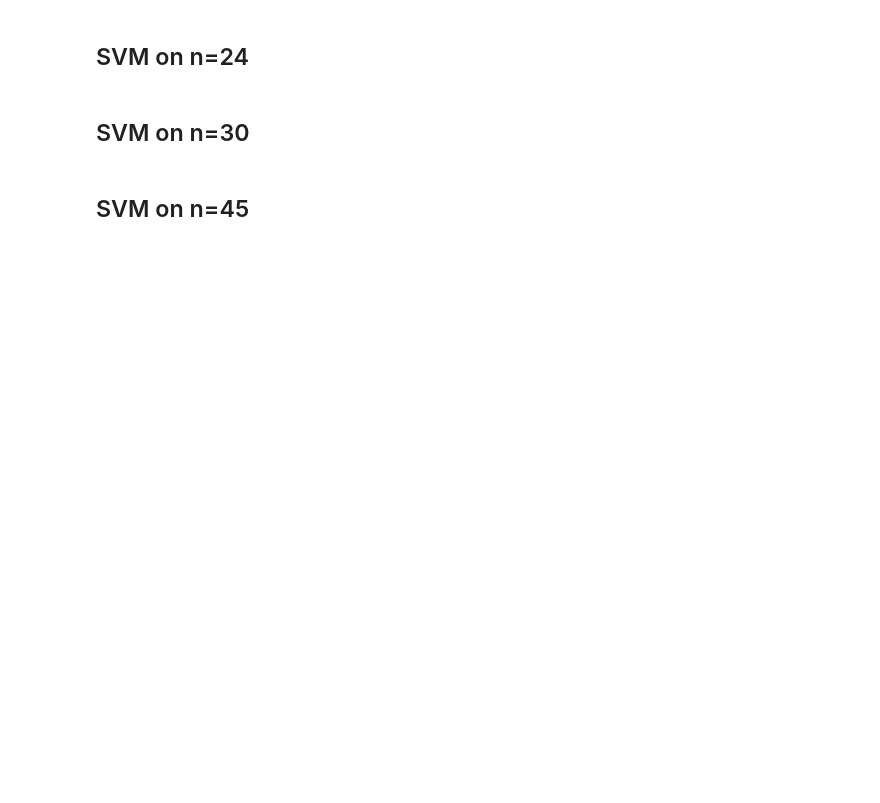
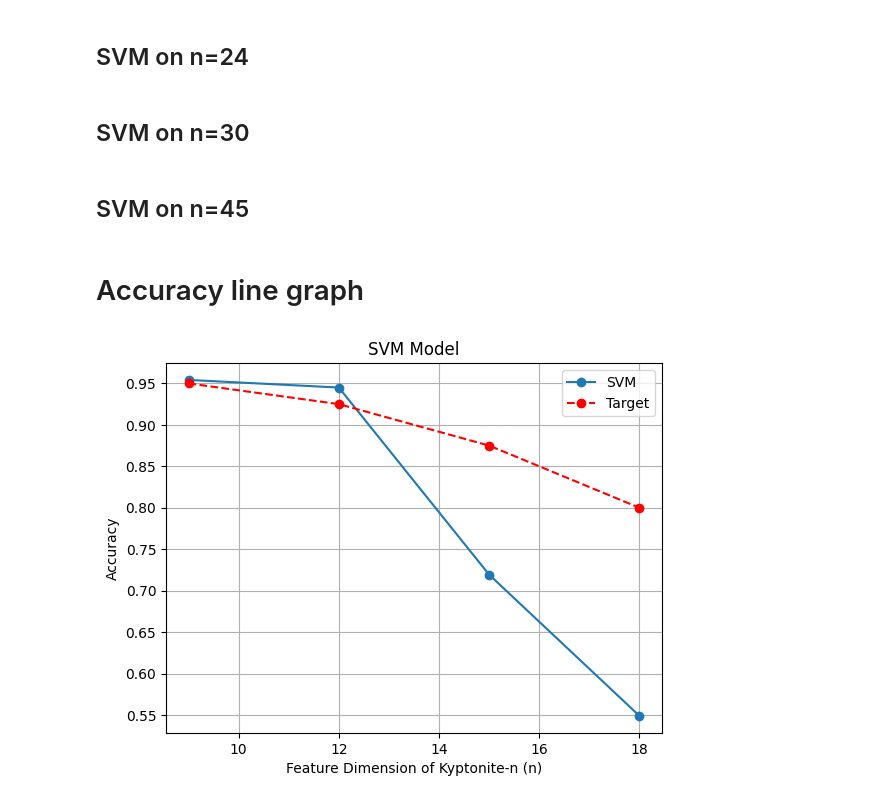
Before and after one commit to MartinNguyen03/ImpCML, a Jupyter notebook: SVM.ipynb, the cells around one changed output. Cells and saved outputs as stored; diff of their text form; code cells hidden in the pictures; blank space fills up the shorter version.

Commit message:
better accuracies, plotting a result

```diff
--- a/SVM.ipynb
+++ b/SVM.ipynb
@@ -194,3 +271,25 @@ weighted avg       0.56      0.56      0.56      6000
 ## SVM on n=30
 # %% [markdown]
 ## SVM on n=45
+# %% [markdown]
+# Accuracy line graph
+# %%
+import matplotlib.pyplot as plt
+
+
+x = 9, 12, 15, 18
+y = 0.9542, 0.9450, 0.7193, 0.5490
+x2 = 9, 12, 15, 18
+y2 = 0.95, 0.925, 0.875, 0.8
+
+plt.plot(x, y, marker='o')
+plt.plot(x2, y2, marker='o', linestyle='--', color='r')
+plt.legend(['SVM', 'Target'])
+plt.title('SVM Model')
+plt.xlabel('Feature Dimension of Kyptonite-n (n)')
+plt.ylabel('Accuracy')
+plt.grid(True)
+plt.savefig('svm_accuracy_plot.png')
+plt.show()
+# %% [output]
+[figure, added]
```
Also changed, not shown: parts of 5 cells of this notebook, 1 other file.
